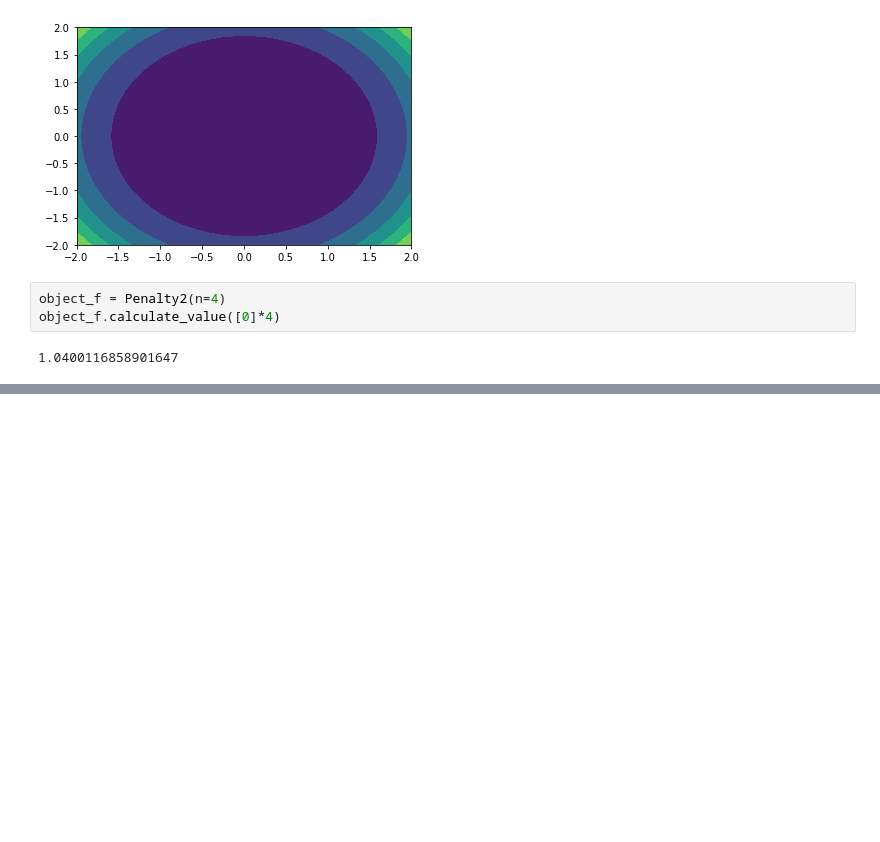
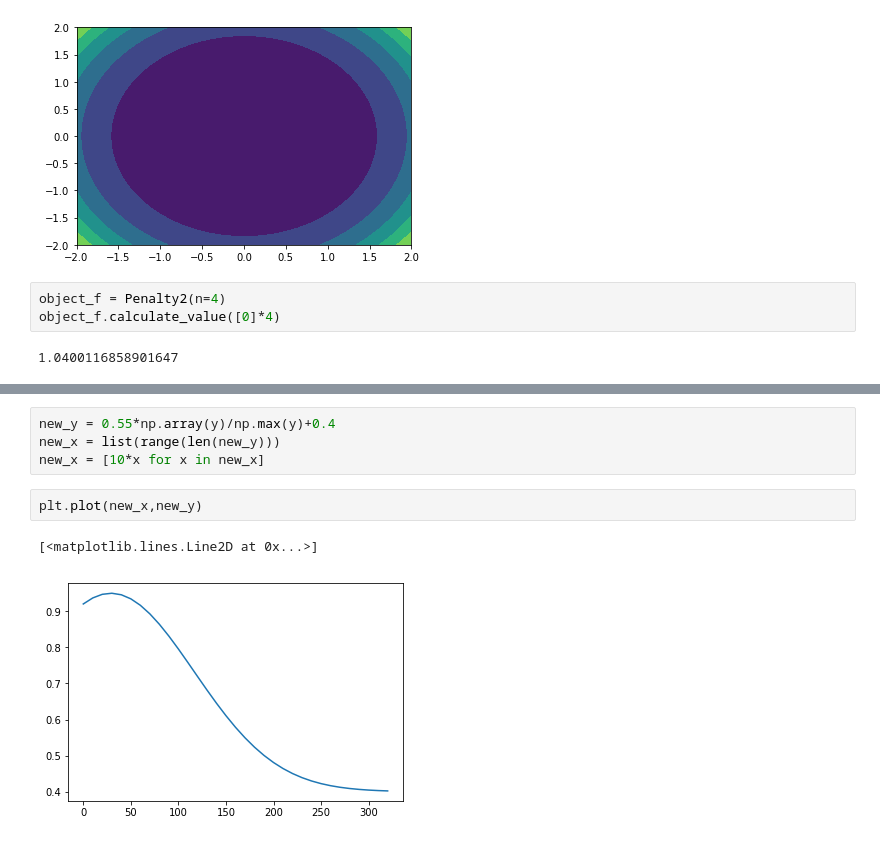
Before and after one commit to microstrongruan/optimization, a Jupyter notebook: images.ipynb, the cells around one changed output, grey strips where cells are left out. Drawn from its saved outputs; the diff is of its cells as text; blank space fills up the shorter version.

```diff
--- a/images.ipynb
+++ b/images.ipynb
@@ -108,0 +130,9 @@ object_f.calculate_value([0]*4)
+# %%
+new_y = 0.55*np.array(y)/np.max(y)+0.4
+new_x = list(range(len(new_y)))
+new_x = [10*x for x in new_x]
+# %%
+plt.plot(new_x,new_y)
+# %% [output]
+[<matplotlib.lines.Line2D at 0x...>]
+[figure, added]
```
Also changed, not shown: parts of 6 cells of this notebook.
